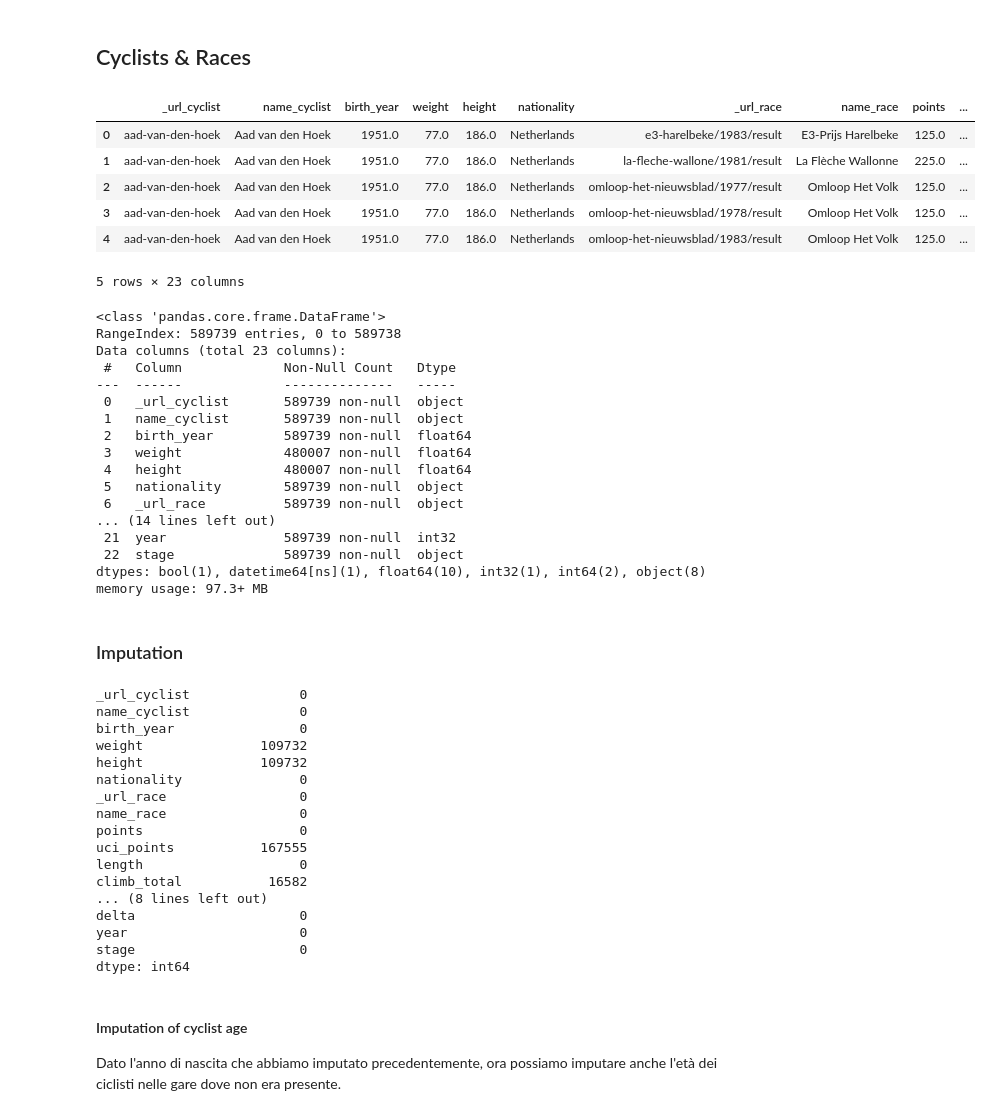
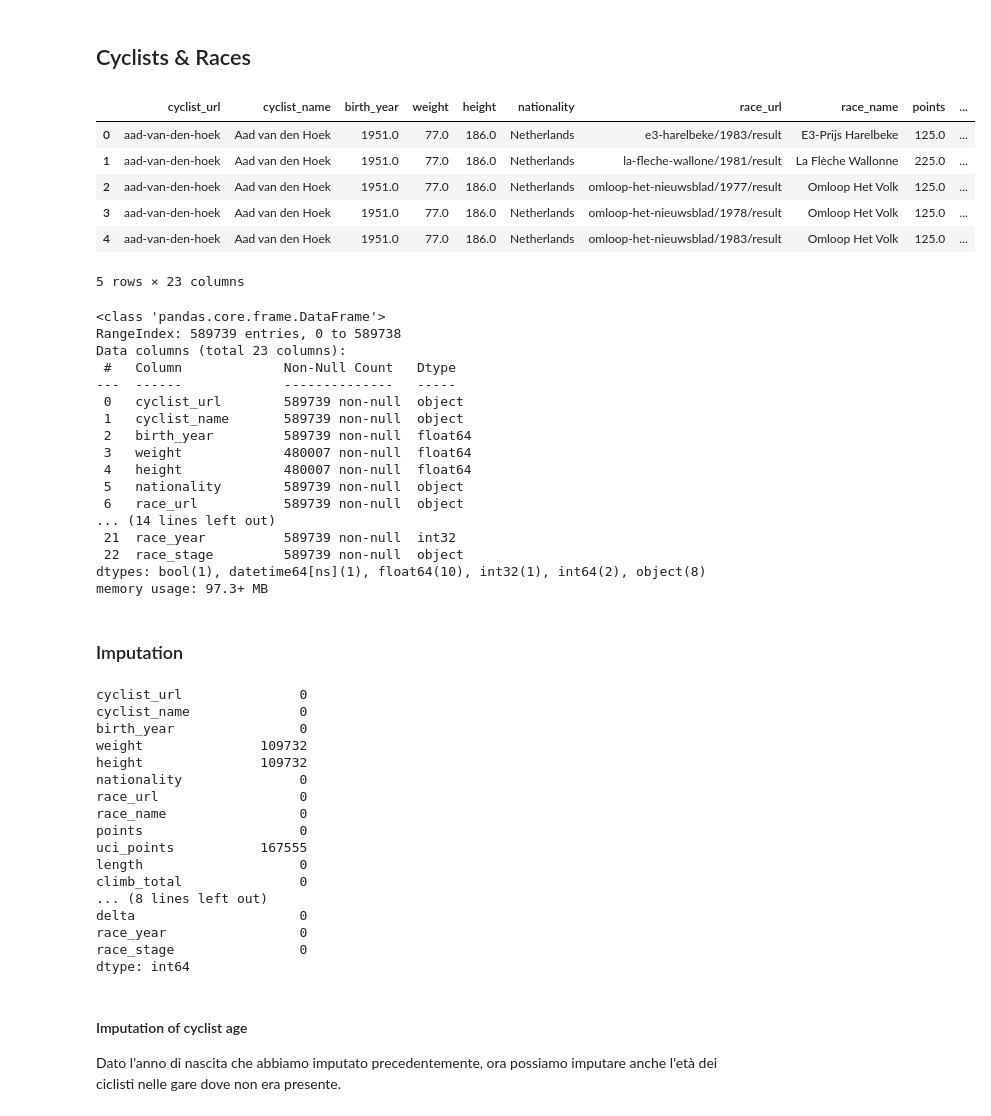
Before and after one commit to JacopoRaffi/DM_Project, a Jupyter notebook: TASK2/data_cleaning.ipynb, the cells around one changed output. Cells and saved outputs as stored; diff of their text form; code cells hidden in the pictures.

Commit message:
update data cleaning

```diff
--- a/TASK2/data_cleaning.ipynb
+++ b/TASK2/data_cleaning.ipynb
@@ -708,0 +711,10 @@ dtype: int64
+# %%
+unique_data = races_dataset.drop_duplicates(subset=['_url', 'climb_total']).dropna(subset=['climb_total'])
+
+# Get mean value for all the climb_total values
+climb_total_mean = unique_data['climb_total'].mean()
+
+# Fill the rest of the missing values with the mean
+races_dataset['climb_total'].fillna(climb_total_mean, inplace=True)
+
+races_dataset['climb_total'].isnull().sum() # check if missing values are filled correctly
@@ -836,15 +857,18 @@ races_dataset = races_dataset.sort_values(by='_url')
 # %%
 # Create union of two datasets, merging them considering the url of the cyclist
 merged_dataset = pd.merge(cyclists_dataset, races_dataset, left_on='_url', right_on='cyclist', how='inner')
 
 # Modify name column of the cyclist url in '_url_cyclist', and name column of the race url in '_url_race'
-merged_dataset = merged_dataset.rename(columns={'_url_x': '_url_cyclist', '_url_y': '_url_race'})
+merged_dataset = merged_dataset.rename(columns={'_url_x': 'cyclist_url', '_url_y': 'race_url'})
 # Modify name column of the cyclist name in 'name_cyclist', and name column of the race name in 'name_race'
-merged_dataset = merged_dataset.rename(columns={'name_x': 'name_cyclist', 'name_y': 'name_race'})
+merged_dataset = merged_dataset.rename(columns={'name_x': 'cyclist_name', 'name_y': 'race_name'})
+
+# Rename year and stage columns (race_year and race_stage)
+merged_dataset = merged_dataset.rename(columns={'year': 'race_year', 'stage': 'race_stage'})
 
 merged_dataset.head()
 # %% [output]
-|  | _url_cyclist | name_cyclist | birth_year | weight | height | nationality | _url_race | name_race | points | ... |
+|  | cyclist_url | cyclist_name | birth_year | weight | height | nationality | race_url | race_name | points | ... |
 | 0 | aad-van-den-hoek | Aad van den Hoek | 1951.0 | 77.0 | 186.0 | Netherlands | e3-harelbeke/1983/result | E3-Prijs Harelbeke | 125.0 | ... |
 | 1 | aad-van-den-hoek | Aad van den Hoek | 1951.0 | 77.0 | 186.0 | Netherlands | la-fleche-wallone/1981/result | La Flèche Wallonne | 225.0 | ... |
 | 2 | aad-van-den-hoek | Aad van den Hoek | 1951.0 | 77.0 | 186.0 | Netherlands | omloop-het-nieuwsblad/1977/result | Omloop Het Volk | 125.0 | ... |
@@ -859,16 +883,16 @@ RangeIndex: 589739 entries, 0 to 589738
 Data columns (total 23 columns):
  #   Column             Non-Null Count   Dtype
 ---  ------             --------------   -----
- 0   _url_cyclist       589739 non-null  object
- 1   name_cyclist       589739 non-null  object
+ 0   cyclist_url        589739 non-null  object
+ 1   cyclist_name       589739 non-null  object
  2   birth_year         589739 non-null  float64
  3   weight             480007 non-null  float64
  4   height             480007 non-null  float64
  5   nationality        589739 non-null  object
- 6   _url_race          589739 non-null  object
+ 6   race_url           589739 non-null  object
 ... (14 lines left out)
- 21  year               589739 non-null  int32
- 22  stage              589739 non-null  object
+ 21  race_year          589739 non-null  int32
+ 22  race_stage         589739 non-null  object
 dtypes: bool(1), datetime64[ns](1), float64(10), int32(1), int64(2), object(8)
 memory usage: 97.3+ MB
 # %% [markdown]
@@ -876,22 +900,22 @@ memory usage: 97.3+ MB
 # %%
 merged_dataset.isnull().sum() # check number of missing values
 # %% [output]
-_url_cyclist              0
-name_cyclist              0
+cyclist_url               0
+cyclist_name              0
 birth_year                0
 weight               109732
 height               109732
 nationality               0
-_url_race                 0
-name_race                 0
+race_url                  0
+race_name                 0
 points                    0
 uci_points           167555
 length                    0
-climb_total           16582
+climb_total               0
 ... (8 lines left out)
 delta                     0
-year                      0
-stage                     0
+race_year                 0
+race_stage                0
 dtype: int64
 # %% [markdown]
 #### Imputation of cyclist age
```
Also changed, not shown: parts of 8 cells of this notebook.
